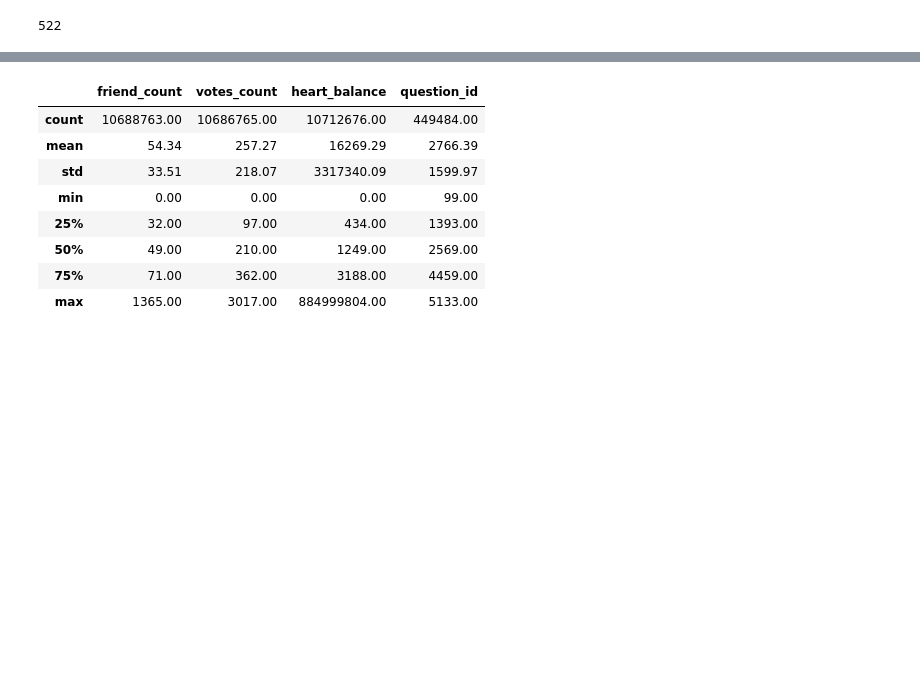
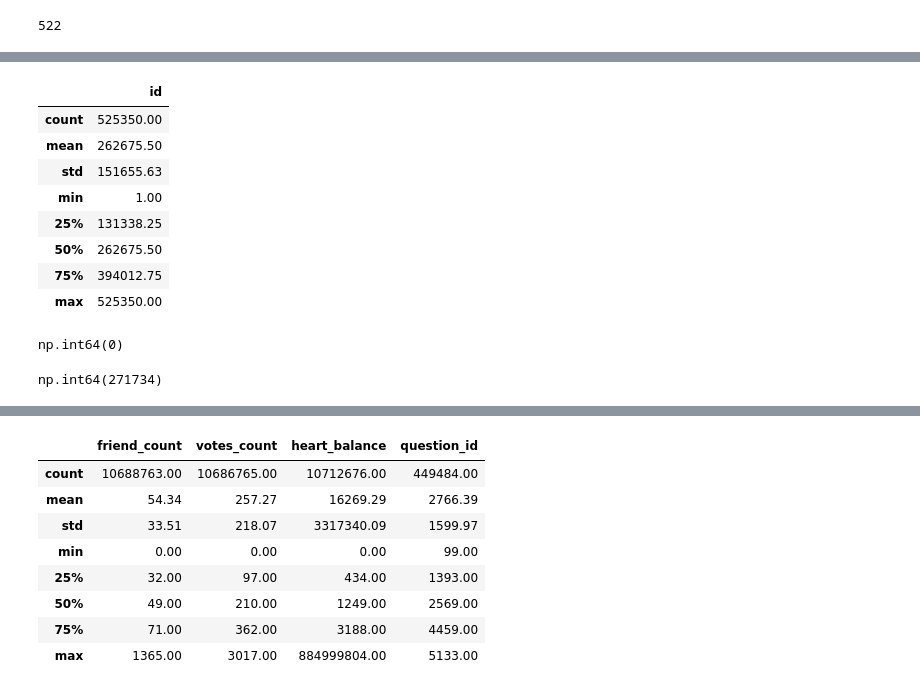
Before and after one commit to EtheriumArchive/Codeit_project, a Jupyter notebook: eda_damyeon_v1.ipynb, the cells around one changed output, grey strips where cells are left out. Cells and saved outputs as stored; diff of their text form; code cells hidden in the pictures; blank space fills up the shorter version.

```diff
--- a/eda_damyeon_v1.ipynb
+++ b/eda_damyeon_v1.ipynb
@@ -85,0 +106,22 @@ raw_device['device_model'].nunique()
+# %%
+raw_hackle_propeties.describe()
+# %% [output]
+|  | id |
+| count | 525350.00 |
+| mean | 262675.50 |
+| std | 151655.63 |
+| min | 1.00 |
+| 25% | 131338.25 |
+| 50% | 262675.50 |
+| 75% | 394012.75 |
+| max | 525350.00 |
+# %%
+# 전체 중복행 없음
+raw_hackle_propeties.duplicated().sum()
+# %% [output]
+np.int64(0)
+# %%
+# 행은 50만개인데 session은 27만개
+raw_hackle_propeties['session_id'].duplicated().sum()
+# %% [output]
+np.int64(271734)
```
Also changed, not shown: parts of 18 cells of this notebook.
